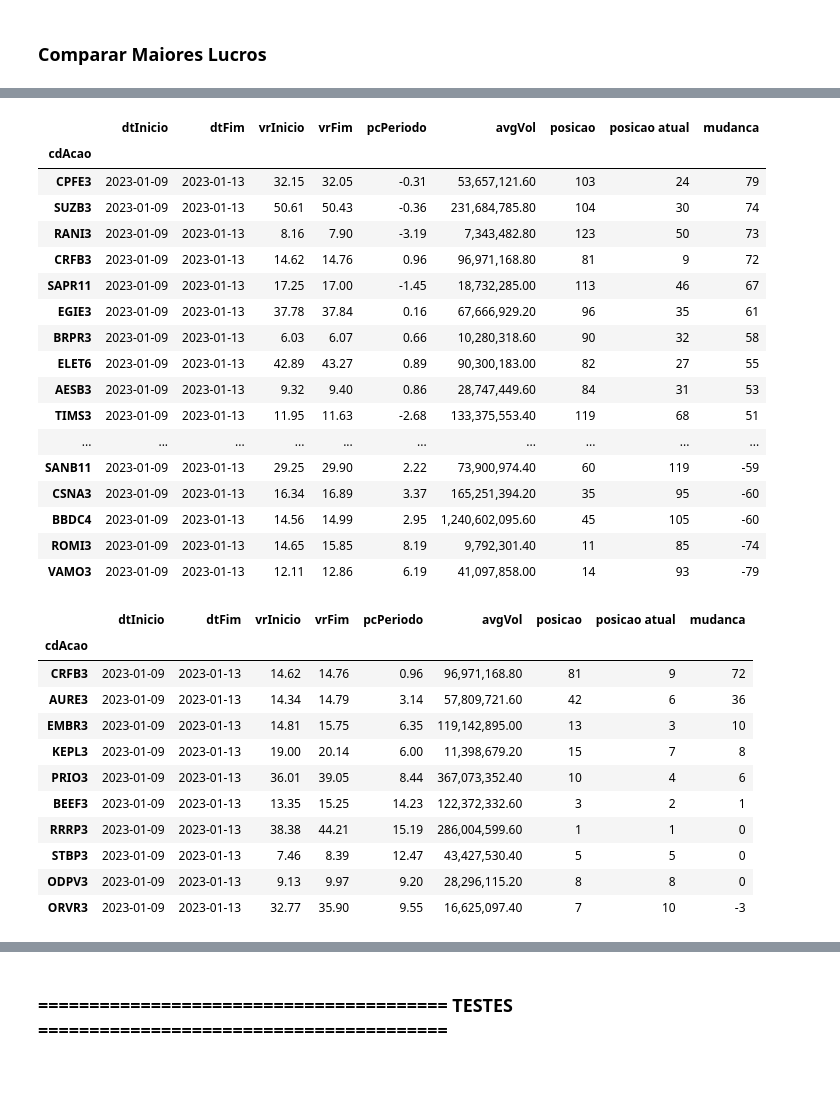
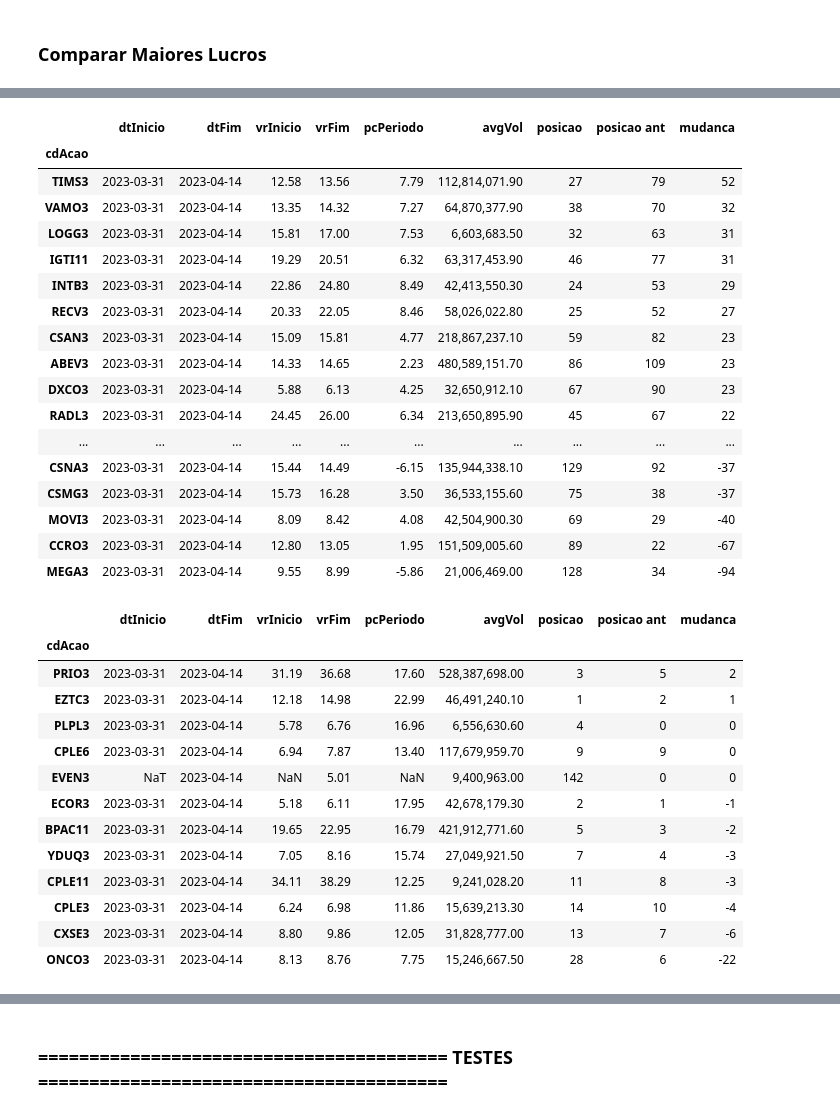
Before and after one commit to alexandre-esmeraldo/StockManager, a Jupyter notebook: StockManager_Processamento.ipynb, the cells around one changed output, grey strips where cells are left out. Saved outputs shown, nothing was run; the diff lists cells and outputs as text; code cells hidden in the pictures; blank space fills up the shorter version.

```diff
--- a/StockManager_Processamento.ipynb
+++ b/StockManager_Processamento.ipynb
@@ -156,6 +172,6 @@ consultaAcao(df, "IRBR3")
 # %% [markdown]
 ### Comparar Maiores Lucros
 # %%
-df_1 = montaLucroPeriodo(df, 5, 10, True)
-df_2 = montaLucroPeriodo(df, 5, 9, True)
+df_1 = montaLucroPeriodo(df, 10, 0, True)
+df_2 = montaLucroPeriodo(df, 10, 1, True)
 # %% [output]
@@ -164,47 +180,49 @@ df_2 = montaLucroPeriodo(df, 5, 9, True)
 # %%
 df_final = df_1.copy()
-df_final['posicao atual'], df_final['mudanca'] = [
+df_final['posicao ant'], df_final['mudanca'] = [
     df_2['posicao']
-    , df_1['posicao'] - df_2['posicao']
+    , df_2['posicao'] - df_1['posicao']
 ]
-df_final['posicao atual'] = df_final['posicao atual'].fillna(0).astype('int')
+df_final['posicao ant'] = df_final['posicao ant'].fillna(0).astype('int')
 df_final['mudanca'] = df_final['mudanca'].fillna(0).astype('int')
 # %%
 df_final.sort_values(["mudanca"], ascending=False)
 # %% [output]
-|  | dtInicio | dtFim | vrInicio | vrFim | pcPeriodo | avgVol | posicao | posicao atual | mudanca |
+|  | dtInicio | dtFim | vrInicio | vrFim | pcPeriodo | avgVol | posicao | posicao ant | mudanca |
 | cdAcao |  |  |  |  |  |  |  |  |  |
-| CPFE3 | 2023-01-09 | 2023-01-13 | 32.15 | 32.05 | -0.31 | 53,657,121.60 | 103 | 24 | 79 |
-| SUZB3 | 2023-01-09 | 2023-01-13 | 50.61 | 50.43 | -0.36 | 231,684,785.80 | 104 | 30 | 74 |
-| RANI3 | 2023-01-09 | 2023-01-13 | 8.16 | 7.90 | -3.19 | 7,343,482.80 | 123 | 50 | 73 |
-| CRFB3 | 2023-01-09 | 2023-01-13 | 14.62 | 14.76 | 0.96 | 96,971,168.80 | 81 | 9 | 72 |
-| SAPR11 | 2023-01-09 | 2023-01-13 | 17.25 | 17.00 | -1.45 | 18,732,285.00 | 113 | 46 | 67 |
-| EGIE3 | 2023-01-09 | 2023-01-13 | 37.78 | 37.84 | 0.16 | 67,666,929.20 | 96 | 35 | 61 |
-| BRPR3 | 2023-01-09 | 2023-01-13 | 6.03 | 6.07 | 0.66 | 10,280,318.60 | 90 | 32 | 58 |
-| ELET6 | 2023-01-09 | 2023-01-13 | 42.89 | 43.27 | 0.89 | 90,300,183.00 | 82 | 27 | 55 |
-| AESB3 | 2023-01-09 | 2023-01-13 | 9.32 | 9.40 | 0.86 | 28,747,449.60 | 84 | 31 | 53 |
-| TIMS3 | 2023-01-09 | 2023-01-13 | 11.95 | 11.63 | -2.68 | 133,375,553.40 | 119 | 68 | 51 |
+| TIMS3 | 2023-03-31 | 2023-04-14 | 12.58 | 13.56 | 7.79 | 112,814,071.90 | 27 | 79 | 52 |
+| VAMO3 | 2023-03-31 | 2023-04-14 | 13.35 | 14.32 | 7.27 | 64,870,377.90 | 38 | 70 | 32 |
+| LOGG3 | 2023-03-31 | 2023-04-14 | 15.81 | 17.00 | 7.53 | 6,603,683.50 | 32 | 63 | 31 |
+| IGTI11 | 2023-03-31 | 2023-04-14 | 19.29 | 20.51 | 6.32 | 63,317,453.90 | 46 | 77 | 31 |
+| INTB3 | 2023-03-31 | 2023-04-14 | 22.86 | 24.80 | 8.49 | 42,413,550.30 | 24 | 53 | 29 |
+| RECV3 | 2023-03-31 | 2023-04-14 | 20.33 | 22.05 | 8.46 | 58,026,022.80 | 25 | 52 | 27 |
+| CSAN3 | 2023-03-31 | 2023-04-14 | 15.09 | 15.81 | 4.77 | 218,867,237.10 | 59 | 82 | 23 |
+| ABEV3 | 2023-03-31 | 2023-04-14 | 14.33 | 14.65 | 2.23 | 480,589,151.70 | 86 | 109 | 23 |
+| DXCO3 | 2023-03-31 | 2023-04-14 | 5.88 | 6.13 | 4.25 | 32,650,912.10 | 67 | 90 | 23 |
+| RADL3 | 2023-03-31 | 2023-04-14 | 24.45 | 26.00 | 6.34 | 213,650,895.90 | 45 | 67 | 22 |
 | ... | ... | ... | ... | ... | ... | ... | ... | ... | ... |
-| SANB11 | 2023-01-09 | 2023-01-13 | 29.25 | 29.90 | 2.22 | 73,900,974.40 | 60 | 119 | -59 |
-| CSNA3 | 2023-01-09 | 2023-01-13 | 16.34 | 16.89 | 3.37 | 165,251,394.20 | 35 | 95 | -60 |
-| BBDC4 | 2023-01-09 | 2023-01-13 | 14.56 | 14.99 | 2.95 | 1,240,602,095.60 | 45 | 105 | -60 |
-| ROMI3 | 2023-01-09 | 2023-01-13 | 14.65 | 15.85 | 8.19 | 9,792,301.40 | 11 | 85 | -74 |
-| VAMO3 | 2023-01-09 | 2023-01-13 | 12.11 | 12.86 | 6.19 | 41,097,858.00 | 14 | 93 | -79 |
+| CSNA3 | 2023-03-31 | 2023-04-14 | 15.44 | 14.49 | -6.15 | 135,944,338.10 | 129 | 92 | -37 |
+| CSMG3 | 2023-03-31 | 2023-04-14 | 15.73 | 16.28 | 3.50 | 36,533,155.60 | 75 | 38 | -37 |
+| MOVI3 | 2023-03-31 | 2023-04-14 | 8.09 | 8.42 | 4.08 | 42,504,900.30 | 69 | 29 | -40 |
+| CCRO3 | 2023-03-31 | 2023-04-14 | 12.80 | 13.05 | 1.95 | 151,509,005.60 | 89 | 22 | -67 |
+| MEGA3 | 2023-03-31 | 2023-04-14 | 9.55 | 8.99 | -5.86 | 21,006,469.00 | 128 | 34 | -94 |
 # %%
-df_final.sort_values(["mudanca"], ascending=False).loc[df_final['posicao atual'] <= 10]
+df_final.sort_values(["mudanca"], ascending=False).loc[df_final['posicao ant'] <= 10]
 # %% [output]
-|  | dtInicio | dtFim | vrInicio | vrFim | pcPeriodo | avgVol | posicao | posicao atual | mudanca |
+|  | dtInicio | dtFim | vrInicio | vrFim | pcPeriodo | avgVol | posicao | posicao ant | mudanca |
 | cdAcao |  |  |  |  |  |  |  |  |  |
-| CRFB3 | 2023-01-09 | 2023-01-13 | 14.62 | 14.76 | 0.96 | 96,971,168.80 | 81 | 9 | 72 |
-| AURE3 | 2023-01-09 | 2023-01-13 | 14.34 | 14.79 | 3.14 | 57,809,721.60 | 42 | 6 | 36 |
-| EMBR3 | 2023-01-09 | 2023-01-13 | 14.81 | 15.75 | 6.35 | 119,142,895.00 | 13 | 3 | 10 |
-| KEPL3 | 2023-01-09 | 2023-01-13 | 19.00 | 20.14 | 6.00 | 11,398,679.20 | 15 | 7 | 8 |
-| PRIO3 | 2023-01-09 | 2023-01-13 | 36.01 | 39.05 | 8.44 | 367,073,352.40 | 10 | 4 | 6 |
-| BEEF3 | 2023-01-09 | 2023-01-13 | 13.35 | 15.25 | 14.23 | 122,372,332.60 | 3 | 2 | 1 |
-| RRRP3 | 2023-01-09 | 2023-01-13 | 38.38 | 44.21 | 15.19 | 286,004,599.60 | 1 | 1 | 0 |
-| STBP3 | 2023-01-09 | 2023-01-13 | 7.46 | 8.39 | 12.47 | 43,427,530.40 | 5 | 5 | 0 |
-| ODPV3 | 2023-01-09 | 2023-01-13 | 9.13 | 9.97 | 9.20 | 28,296,115.20 | 8 | 8 | 0 |
-| ORVR3 | 2023-01-09 | 2023-01-13 | 32.77 | 35.90 | 9.55 | 16,625,097.40 | 7 | 10 | -3 |
+| PRIO3 | 2023-03-31 | 2023-04-14 | 31.19 | 36.68 | 17.60 | 528,387,698.00 | 3 | 5 | 2 |
+| EZTC3 | 2023-03-31 | 2023-04-14 | 12.18 | 14.98 | 22.99 | 46,491,240.10 | 1 | 2 | 1 |
+| PLPL3 | 2023-03-31 | 2023-04-14 | 5.78 | 6.76 | 16.96 | 6,556,630.60 | 4 | 0 | 0 |
+| CPLE6 | 2023-03-31 | 2023-04-14 | 6.94 | 7.87 | 13.40 | 117,679,959.70 | 9 | 9 | 0 |
+| EVEN3 | NaT | 2023-04-14 | NaN | 5.01 | NaN | 9,400,963.00 | 142 | 0 | 0 |
+| ECOR3 | 2023-03-31 | 2023-04-14 | 5.18 | 6.11 | 17.95 | 42,678,179.30 | 2 | 1 | -1 |
+| BPAC11 | 2023-03-31 | 2023-04-14 | 19.65 | 22.95 | 16.79 | 421,912,771.60 | 5 | 3 | -2 |
+| YDUQ3 | 2023-03-31 | 2023-04-14 | 7.05 | 8.16 | 15.74 | 27,049,921.50 | 7 | 4 | -3 |
+| CPLE11 | 2023-03-31 | 2023-04-14 | 34.11 | 38.29 | 12.25 | 9,241,028.20 | 11 | 8 | -3 |
+| CPLE3 | 2023-03-31 | 2023-04-14 | 6.24 | 6.98 | 11.86 | 15,639,213.30 | 14 | 10 | -4 |
+| CXSE3 | 2023-03-31 | 2023-04-14 | 8.80 | 9.86 | 12.05 | 31,828,777.00 | 13 | 7 | -6 |
+| ONCO3 | 2023-03-31 | 2023-04-14 | 8.13 | 8.76 | 7.75 | 15,246,667.50 | 28 | 6 | -22 |
 # %%
 df_1
 # %% [output]
```
Also changed, not shown: parts of 25 cells of this notebook.
